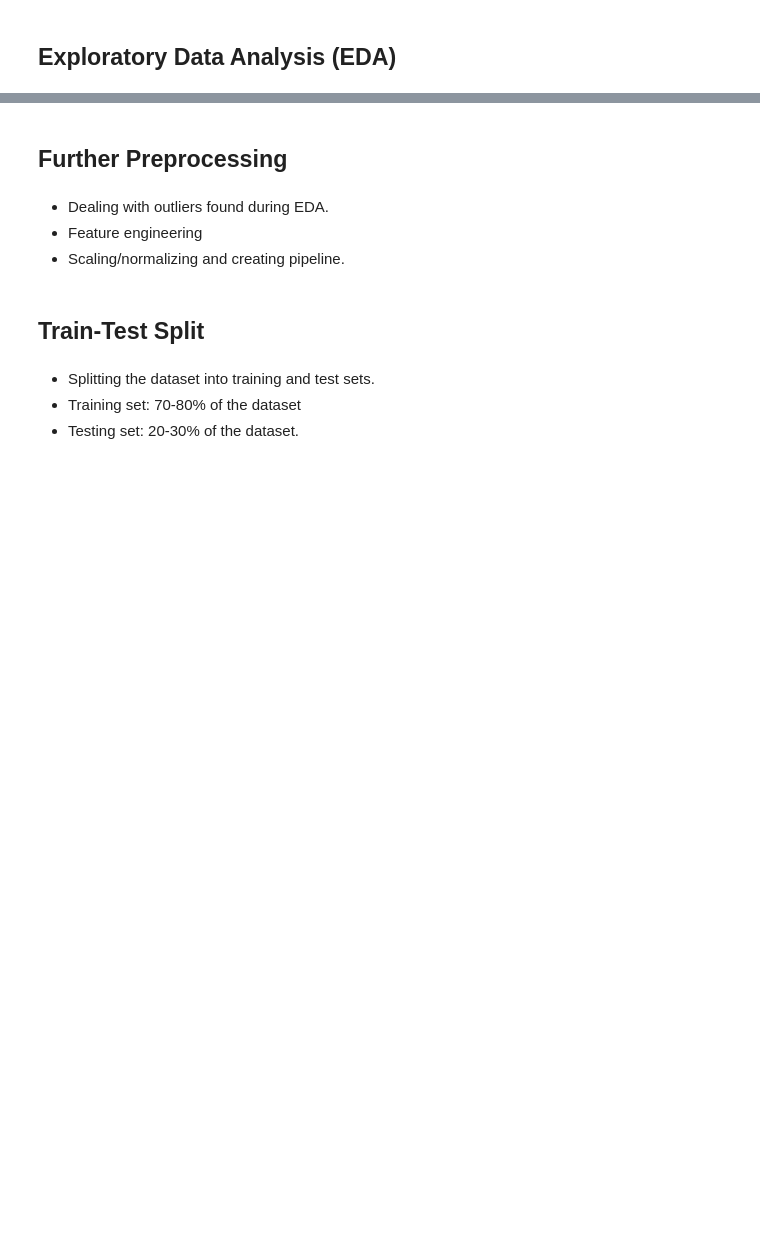
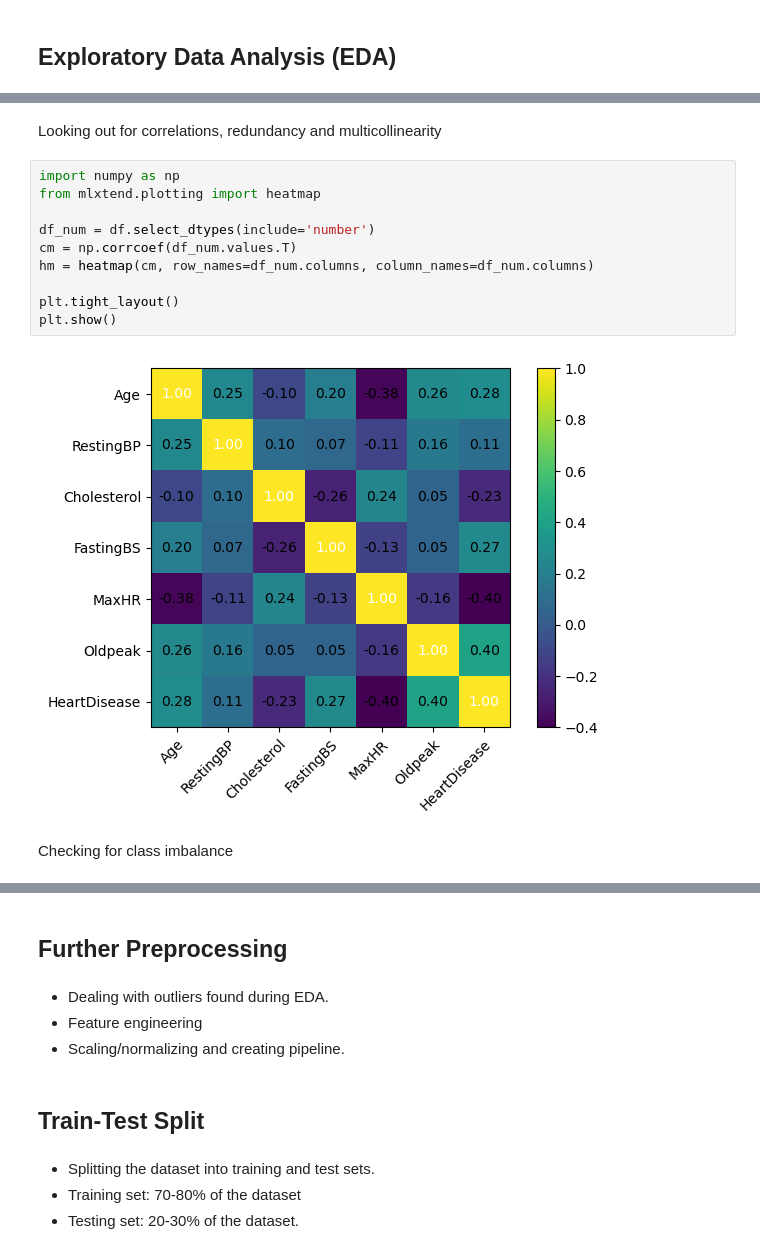
Before and after one commit to Alex-Idachaba/Machine-Learning-Algorithms, a Jupyter notebook: Support_Vector_Machine.ipynb, the cells around one changed output, grey strips where cells are left out. Cells and saved outputs as stored; diff of their text form; blank space fills up the shorter version.

```diff
--- a/Support_Vector_Machine.ipynb
+++ b/Support_Vector_Machine.ipynb
@@ -62,0 +181,16 @@ Attribute Information:
+# %% [markdown]
+Looking out for correlations, redundancy and multicollinearity
+# %%
+import numpy as np
+from mlxtend.plotting import heatmap
+
+df_num = df.select_dtypes(include='number')
+cm = np.corrcoef(df_num.values.T)
+hm = heatmap(cm, row_names=df_num.columns, column_names=df_num.columns)
+
+plt.tight_layout()
+plt.show()
+# %% [output]
+[figure, added]
+# %% [markdown]
+Checking for class imbalance
```
Also changed, not shown: parts of 14 cells of this notebook.
